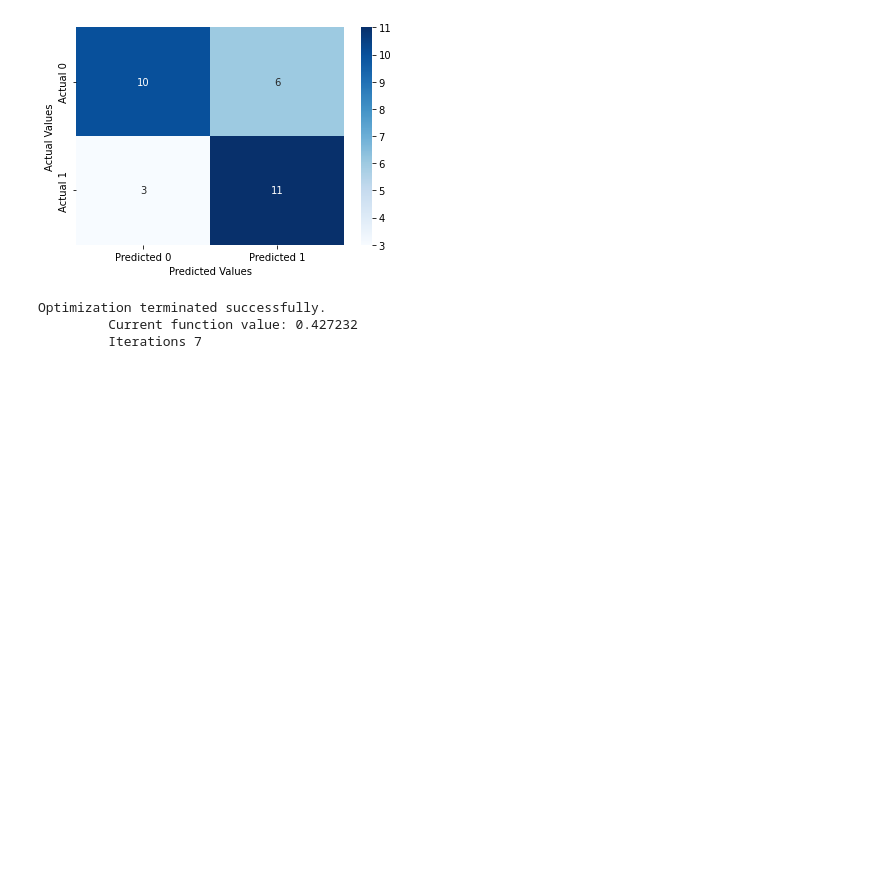
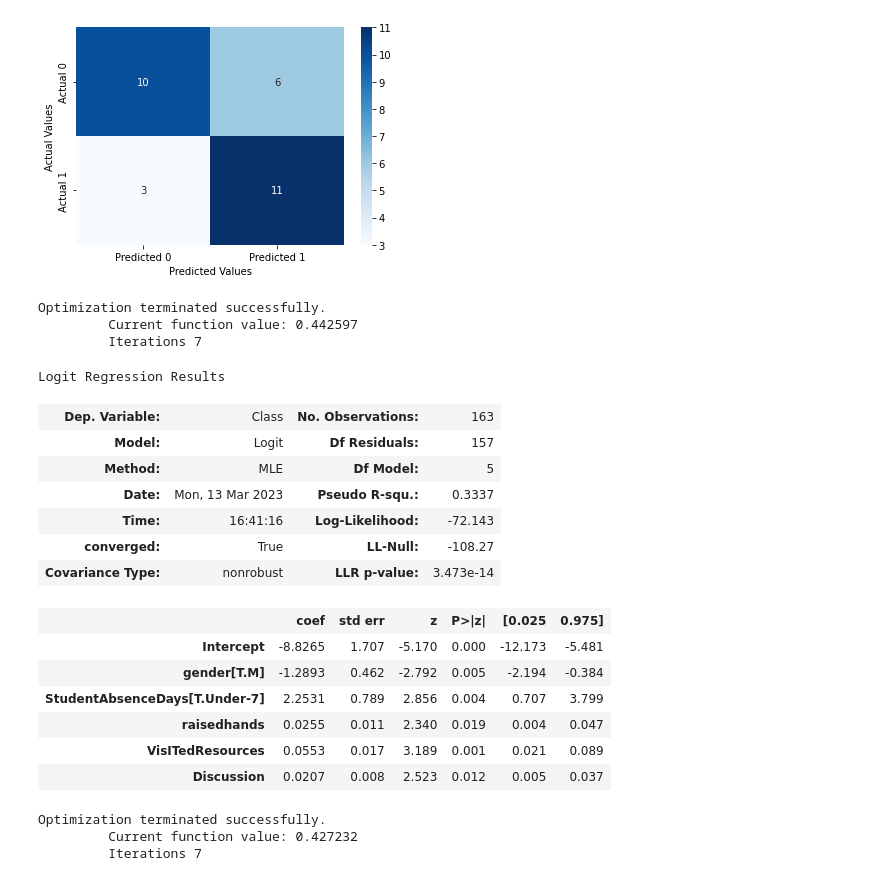
Before and after one commit to wchen952/STAT-303-2-Project, a Jupyter notebook: 303_2_Project_Code.ipynb, the cells around one changed output. Saved outputs shown, nothing was run; the diff lists cells and outputs as text; code cells hidden in the pictures; blank space fills up the shorter version.

Commit message:
changing second model

```diff
--- a/303_2_Project_Code.ipynb
+++ b/303_2_Project_Code.ipynb
@@ -419,4 +423,27 @@ FNR = 21.4%
 FPR = 37.5%
 ROC-AUC = 82.1%
 [figure]
+# %%
+# second model, get rid of AnnouncementsView
+model2 = smf.logit(formula = 'Class~gender+raisedhands+VisITedResources+Discussion+StudentAbsenceDays', data = edu_train).fit()
+model2.summary()
+# %% [output]
+Optimization terminated successfully.
+         Current function value: 0.442597
+         Iterations 7
+Logit Regression Results
+| Dep. Variable: | Class | No. Observations: | 163 |
+| Model: | Logit | Df Residuals: | 157 |
+| Method: | MLE | Df Model: | 5 |
+| Date: | Mon, 13 Mar 2023 | Pseudo R-squ.: | 0.3337 |
+| Time: | 16:41:16 | Log-Likelihood: | -72.143 |
+| converged: | True | LL-Null: | -108.27 |
+| Covariance Type: | nonrobust | LLR p-value: | 3.473e-14 |
+|  | coef | std err | z | P>|z| | [0.025 | 0.975] |
+| Intercept | -8.8265 | 1.707 | -5.170 | 0.000 | -12.173 | -5.481 |
+| gender[T.M] | -1.2893 | 0.462 | -2.792 | 0.005 | -2.194 | -0.384 |
+| StudentAbsenceDays[T.Under-7] | 2.2531 | 0.789 | 2.856 | 0.004 | 0.707 | 3.799 |
+| raisedhands | 0.0255 | 0.011 | 2.340 | 0.019 | 0.004 | 0.047 |
+| VisITedResources | 0.0553 | 0.017 | 3.189 | 0.001 | 0.021 | 0.089 |
+| Discussion | 0.0207 | 0.008 | 2.523 | 0.012 | 0.005 | 0.037 |
 # %%
```
Also changed, not shown: parts of 3 cells of this notebook.
